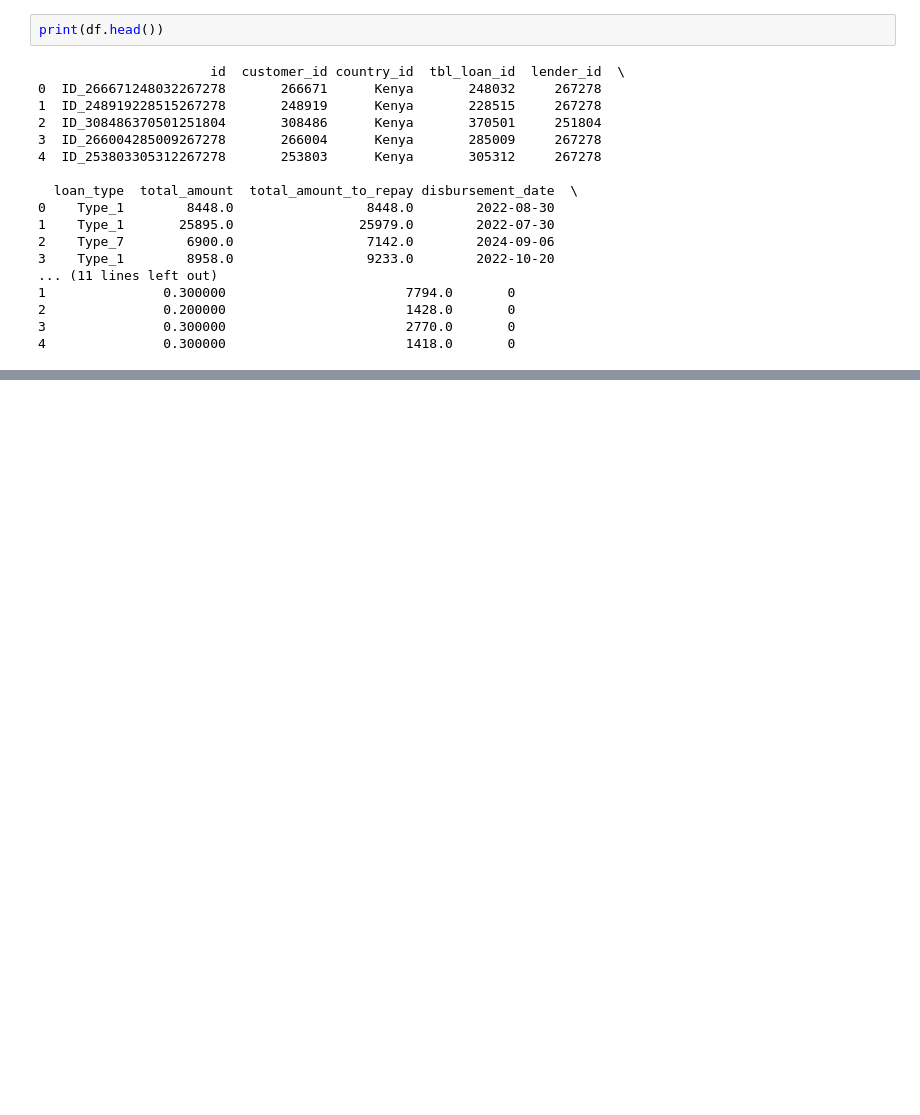
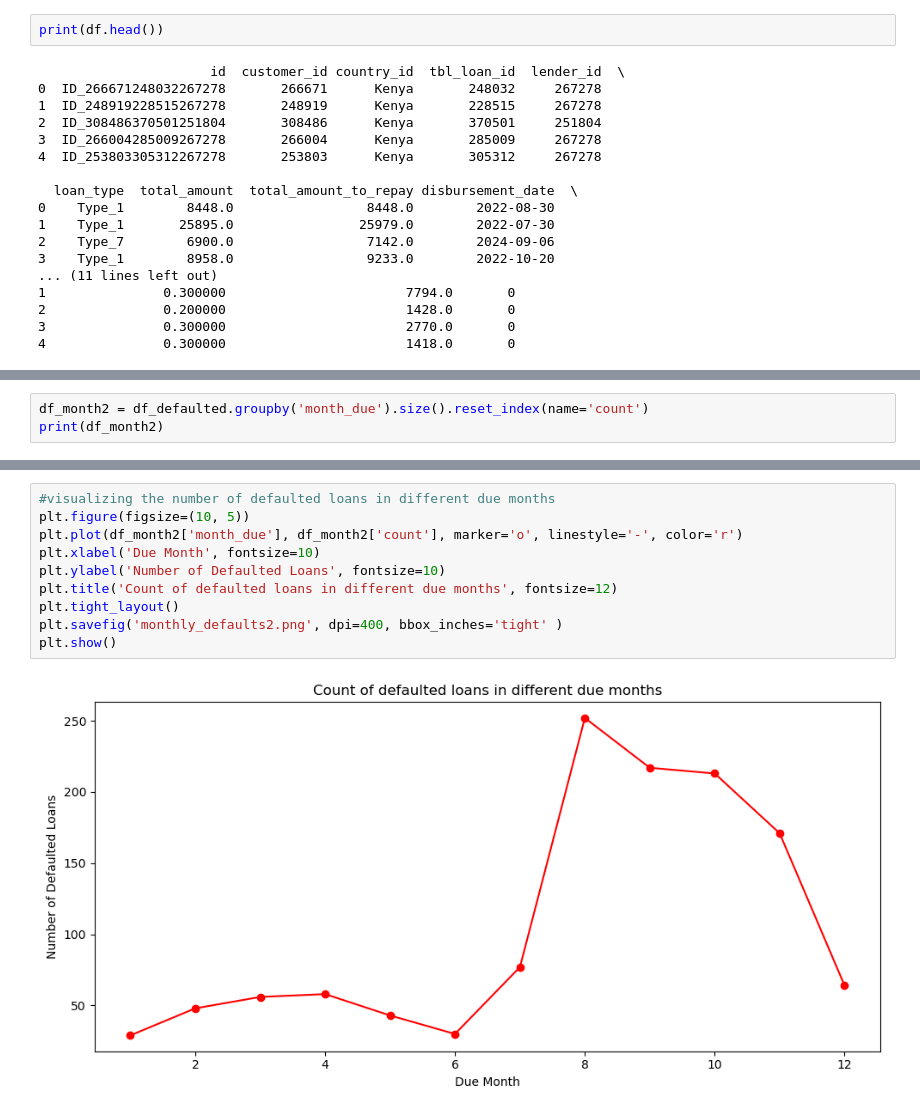
Before and after one commit to Lamerck/credit_score, a Jupyter notebook: creditmodel.ipynb, the cells around one changed output, grey strips where cells are left out. Drawn from its saved outputs; the diff is of its cells as text; blank space fills up the shorter version.

```diff
--- a/creditmodel.ipynb
+++ b/creditmodel.ipynb
@@ -613,0 +956,3 @@ plt.show()
+# %%
+df_month2 = df_defaulted.groupby('month_due').size().reset_index(name='count')
+print(df_month2)
@@ -613,0 +985,12 @@ plt.show()
+# %%
+#visualizing the number of defaulted loans in different due months
+plt.figure(figsize=(10, 5))
+plt.plot(df_month2['month_due'], df_month2['count'], marker='o', linestyle='-', color='r')
+plt.xlabel('Due Month', fontsize=10)
+plt.ylabel('Number of Defaulted Loans', fontsize=10)
+plt.title('Count of defaulted loans in different due months', fontsize=12)
+plt.tight_layout()
+plt.savefig('monthly_defaults2.png', dpi=400, bbox_inches='tight' )
+plt.show()
+# %% [output]
+[figure, added]
```
Also changed, not shown: parts of 50 cells of this notebook, 6 other files.
